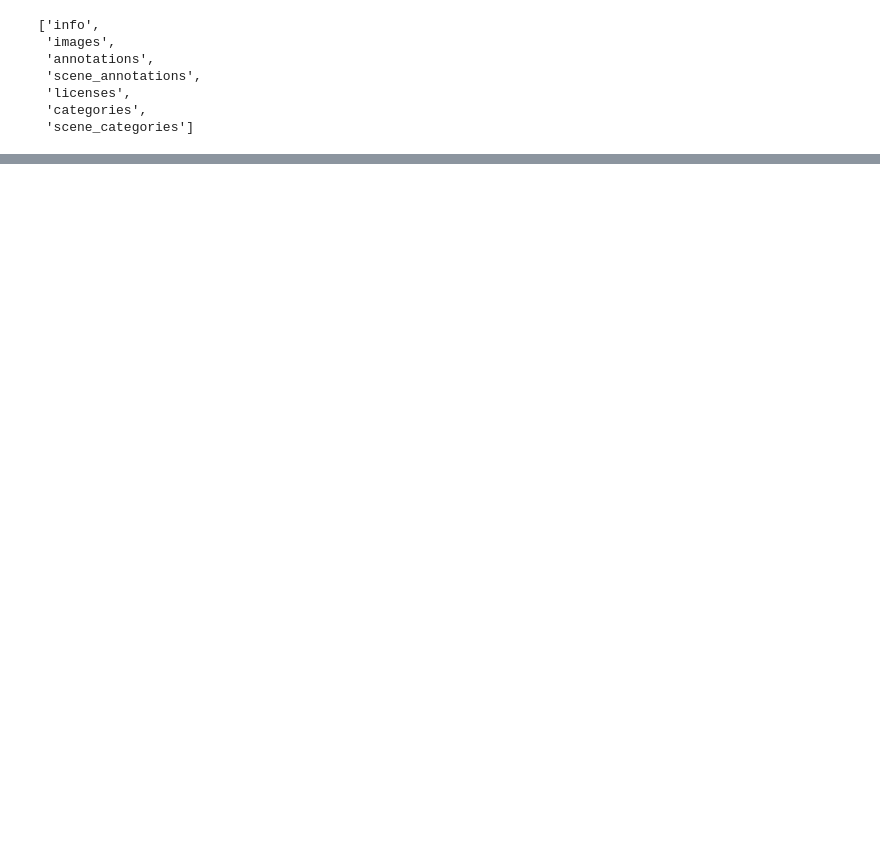
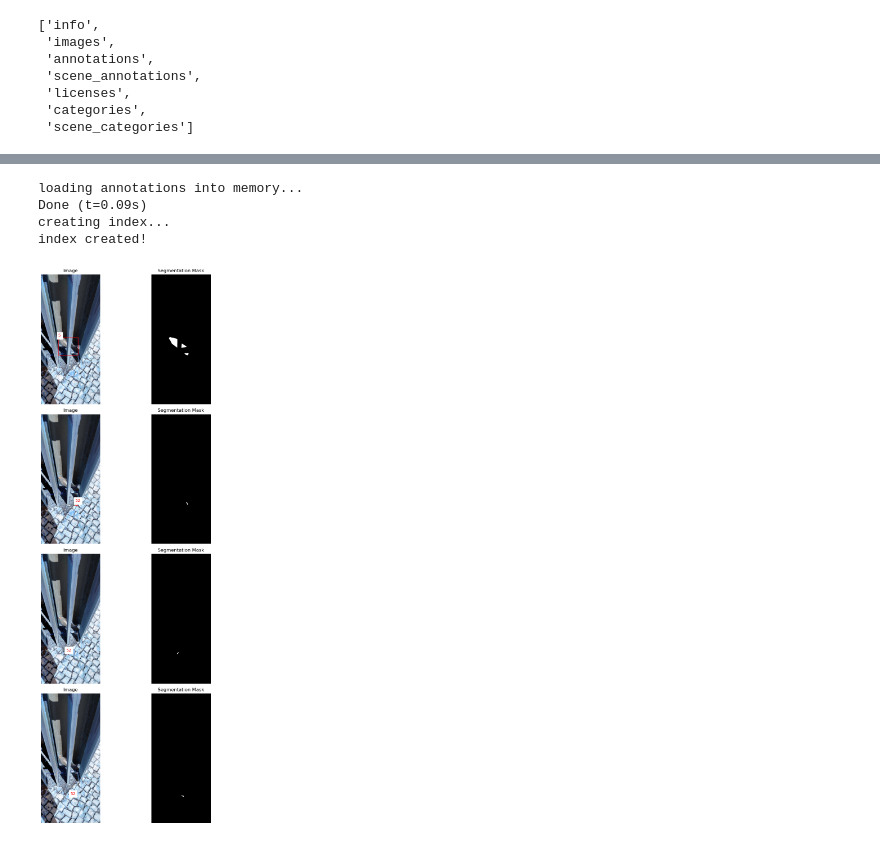
Before and after one commit to oreo-hippiepham1/cs236781-prj, a Jupyter notebook: Dataset_Explore.ipynb, the cells around one changed output, grey strips where cells are left out. Saved outputs shown, nothing was run; the diff lists cells and outputs as text; code cells hidden in the pictures; blank space fills up the shorter version.

```diff
--- a/Dataset_Explore.ipynb
+++ b/Dataset_Explore.ipynb
@@ -52,0 +201,47 @@ coco.
+# %%
+import matplotlib.pyplot as plt
+import numpy as np
+
+def visualize_sample(image, boxes, labels, binary_masks):
+    num_objects = len(boxes)
+
+    fig, axes = plt.subplots(num_objects, 2, figsize=(10, 5 * num_objects))
+    if num_objects > 1:
+        axes = axes.flatten()
+
+    for idx, (box, label, binary_mask) in enumerate(zip(boxes, labels, binary_masks)):
+        # Display image with bounding boxes
+        axes[idx * 2].imshow(image)
+        axes[idx * 2].set_title('Image')
+        axes[idx * 2].axis('off')
+        axes[idx * 2].add_patch(
+            plt.Rectangle((box[0], box[1]), box[2] - box[0], box[3] - box[1], fill=False, color='r')
+        )
+        axes[idx * 2].text(box[0], box[1] - 10, label, color='r', backgroundcolor='w')
+
+        # Display binary mask
+        axes[idx * 2 + 1].imshow(binary_mask, cmap='gray')
+        axes[idx * 2 + 1].set_title('Segmentation Mask')
+        axes[idx * 2 + 1].axis('off')
+
+    plt.tight_layout()
+    plt.show()
+
+
+annotation_file = 'annotations.json'
+image_root = '/datasets/TACO-master/data'
+
+# Instantiate the CustomDataset class
+dataset = CustomDataset(annotation_file, image_root)
+
+def viz_idx(idx):
+    sample_image, sample_boxes, _, sample_labels, _,  sample_binary_masks = dataset[idx]
+    visualize_sample(sample_image, sample_boxes, sample_labels, sample_binary_masks)
+
+viz_idx(130)
+# %% [output]
+loading annotations into memory...
+Done (t=0.09s)
+creating index...
+index created!
+[figure, added]
```
Also changed, not shown: parts of 16 cells of this notebook.
